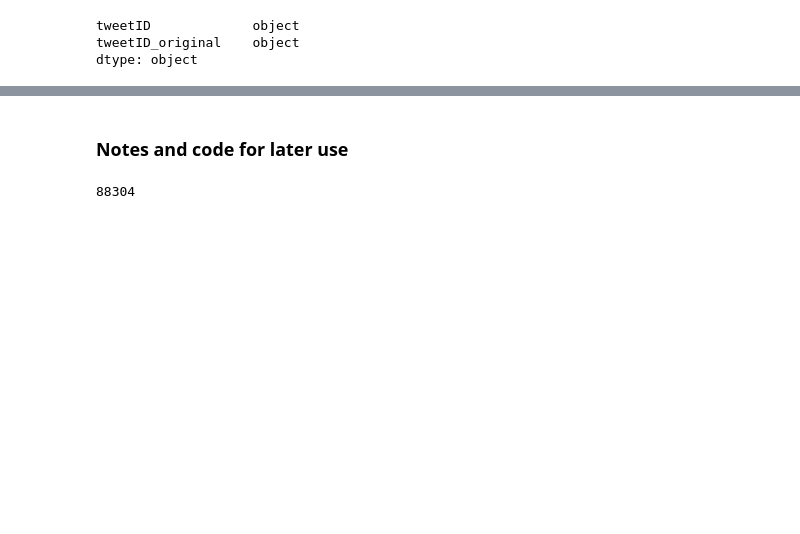
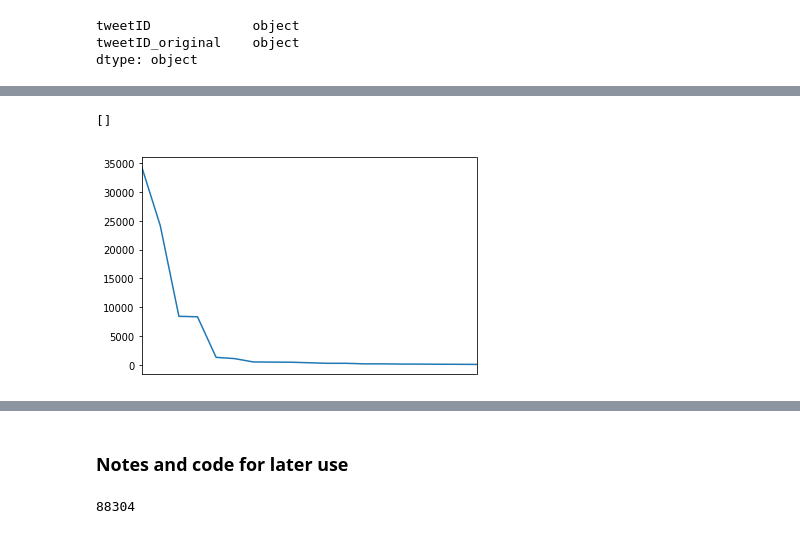
Before and after one commit to menyalas/llcu612Project, a Jupyter notebook: Descriptives-SAM.ipynb, the cells around one changed output, grey strips where cells are left out. Drawn from its saved outputs; the diff is of its cells as text; code cells hidden in the pictures; blank space fills up the shorter version.

```diff
--- a/Descriptives-SAM.ipynb
+++ b/Descriptives-SAM.ipynb
@@ -131,0 +284,6 @@ dtype: object
+# %%
+%matplotlib inline
+df['tweetMethod'].value_counts()[1:20].plot().axes.get_xaxis().set_ticks([])
+# %% [output]
+[]
+[figure, added]
```
Also changed, not shown: parts of 34 cells of this notebook.
